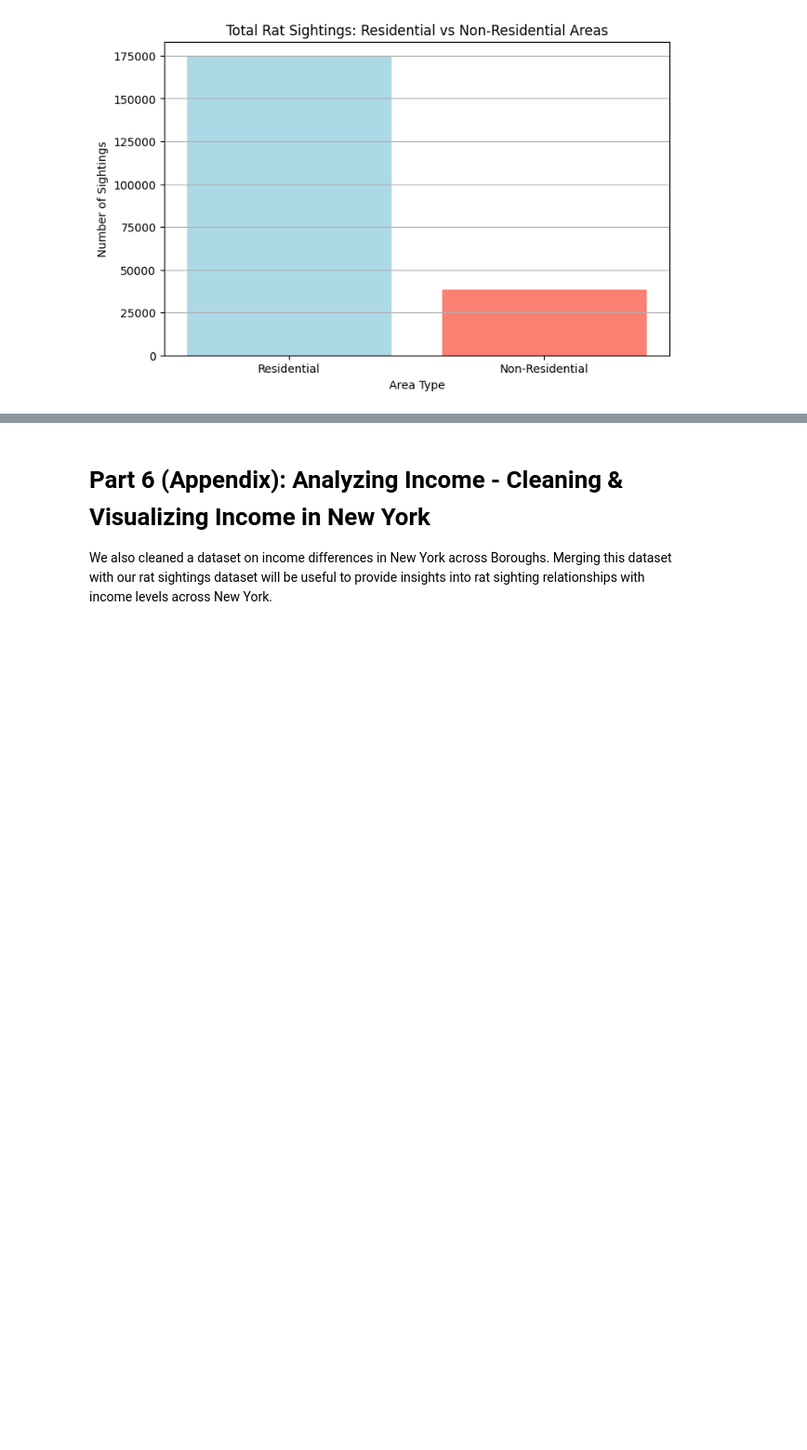
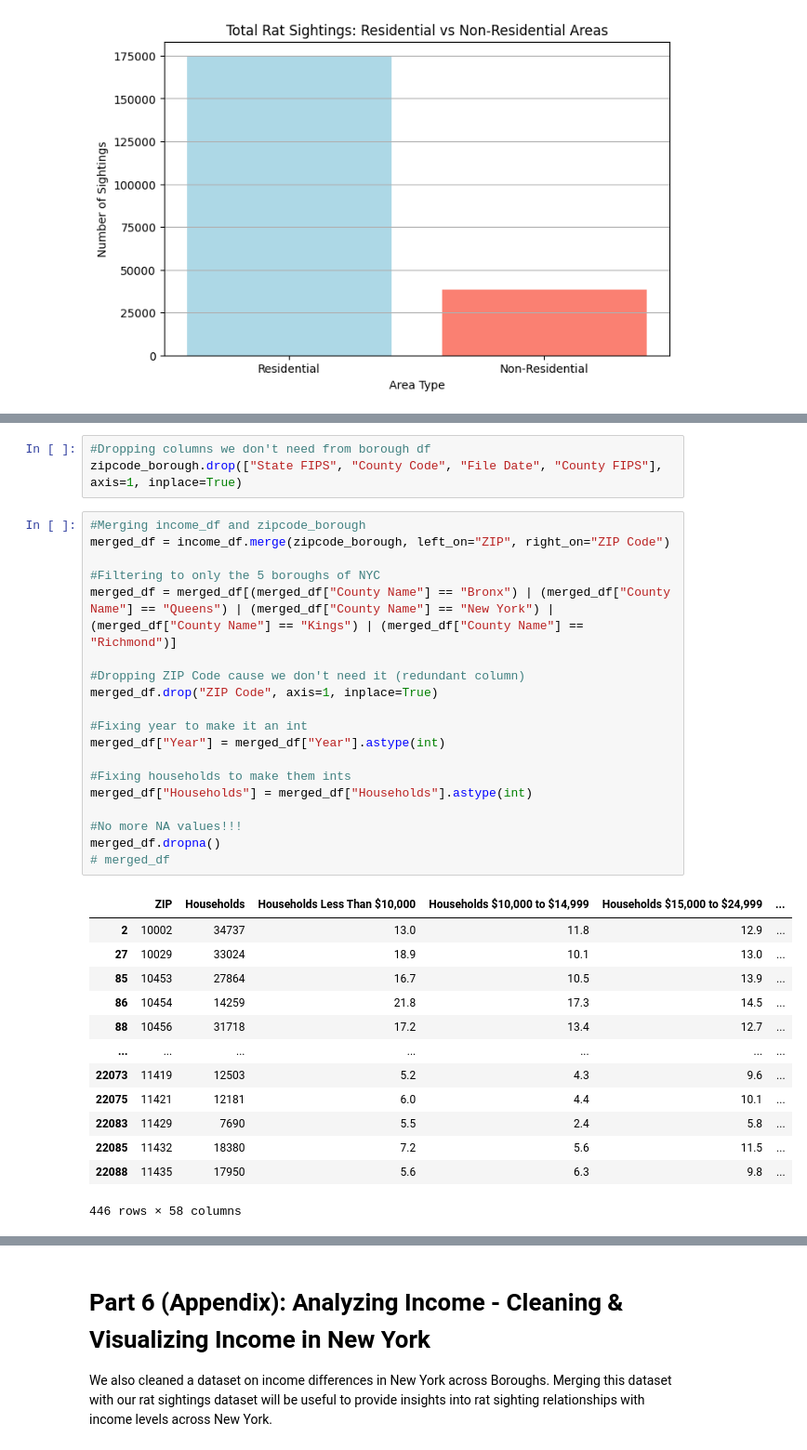
Before and after one commit to trishaa4144/cmsc320-final, a Jupyter notebook: CMSC320_Checkpt_2.ipynb, the cells around one changed output, grey strips where cells are left out. Shown at 93% size. Cells and saved outputs as stored; diff of their text form; blank space fills up the shorter version.

Commit message:
merge sriya's notebook with main

```diff
--- a/CMSC320_Checkpt_2.ipynb
+++ b/CMSC320_Checkpt_2.ipynb
@@ -442,0 +474,36 @@ plt.show()
+# %%
+#Dropping columns we don't need from borough df
+zipcode_borough.drop(["State FIPS", "County Code", "File Date", "County FIPS"], axis=1, inplace=True)
+# %%
+#Merging income_df and zipcode_borough
+merged_df = income_df.merge(zipcode_borough, left_on="ZIP", right_on="ZIP Code")
+
+#Filtering to only the 5 boroughs of NYC
+merged_df = merged_df[(merged_df["County Name"] == "Bronx") | (merged_df["County Name"] == "Queens") | (merged_df["County Name"] == "New York") | (merged_df["County Name"] == "Kings") | (merged_df["County Name"] == "Richmond")]
+
+#Dropping ZIP Code cause we don't need it (redundant column)
+merged_df.drop("ZIP Code", axis=1, inplace=True)
+
+#Fixing year to make it an int
+merged_df["Year"] = merged_df["Year"].astype(int)
+
+#Fixing households to make them ints
+merged_df["Households"] = merged_df["Households"].astype(int)
+
+#No more NA values!!!
+merged_df.dropna()
+# merged_df
+# %% [output]
+|  | ZIP | Households | Households Less Than $10,000 | Households $10,000 to $14,999 | Households $15,000 to $24,999 | ... |
+| 2 | 10002 | 34737 | 13.0 | 11.8 | 12.9 | ... |
+| 27 | 10029 | 33024 | 18.9 | 10.1 | 13.0 | ... |
+| 85 | 10453 | 27864 | 16.7 | 10.5 | 13.9 | ... |
+| 86 | 10454 | 14259 | 21.8 | 17.3 | 14.5 | ... |
+| 88 | 10456 | 31718 | 17.2 | 13.4 | 12.7 | ... |
+| ... | ... | ... | ... | ... | ... | ... |
+| 22073 | 11419 | 12503 | 5.2 | 4.3 | 9.6 | ... |
+| 22075 | 11421 | 12181 | 6.0 | 4.4 | 10.1 | ... |
+| 22083 | 11429 | 7690 | 5.5 | 2.4 | 5.8 | ... |
+| 22085 | 11432 | 18380 | 7.2 | 5.6 | 11.5 | ... |
+| 22088 | 11435 | 17950 | 5.6 | 6.3 | 9.8 | ... |
+446 rows × 58 columns
```
Also changed, not shown: parts of 11 cells of this notebook.
